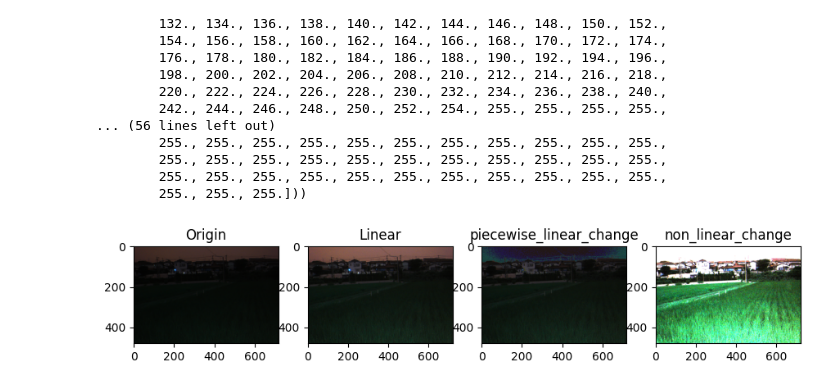
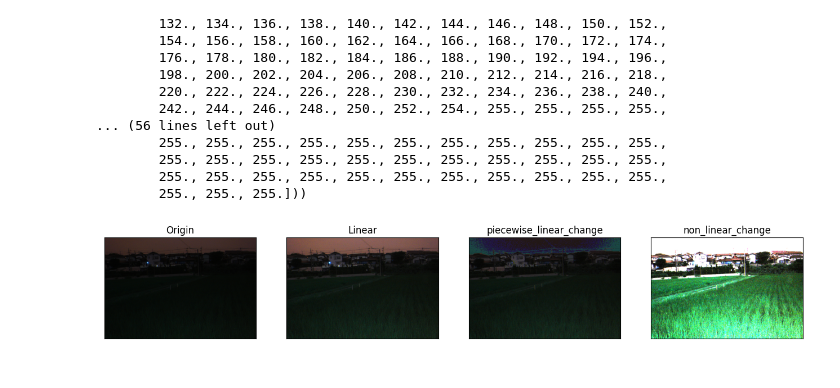
Before and after one commit to NJUSTzwh/ImageAnalysis_homeword, a Jupyter notebook: assignment_1/pointCalculate.ipynb, the cells around one changed output. Cells and saved outputs as stored; diff of their text form; code cells hidden in the pictures.

```diff
--- a/assignment_1/pointCalculate.ipynb
+++ b/assignment_1/pointCalculate.ipynb
@@ -76,14 +76,14 @@ for x in range(width):
 # %%
 #可视化：
 plt.figure(figsize=(16,4))
-plt.subplot(161),plt.imshow(image)
-plt.title("Origin")
-plt.subplot(162),plt.imshow(imageLinear)
-plt.title("Linear")
-plt.subplot(163),plt.imshow(imagePLinear)
-plt.title("piecewise_linear_change")
-plt.subplot(164),plt.imshow(imageNoLinear)
-plt.title("non_linear_change")
+plt.subplot(141),plt.imshow(image)
+plt.title("Origin")  , plt.xticks([]), plt.yticks([])
+plt.subplot(142),plt.imshow(imageLinear)
+plt.title("Linear") , plt.xticks([]), plt.yticks([])
+plt.subplot(143),plt.imshow(imagePLinear)
+plt.title("piecewise_linear_change") , plt.xticks([]), plt.yticks([])
+plt.subplot(144),plt.imshow(imageNoLinear)
+plt.title("non_linear_change") , plt.xticks([]), plt.yticks([])
 plt.show()
 # %% [output]
-[figure, old version]
+[figure, new version]
```
Also changed, not shown: 3 other files.
